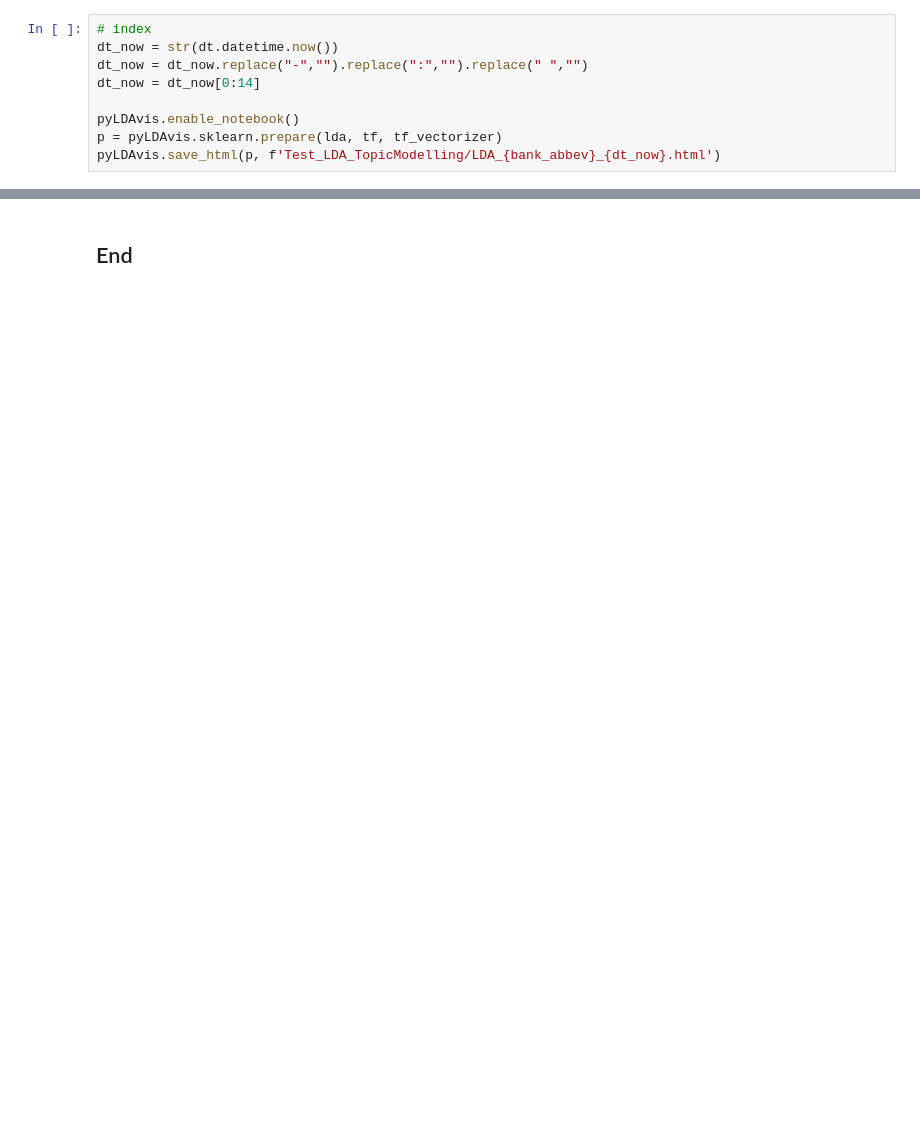
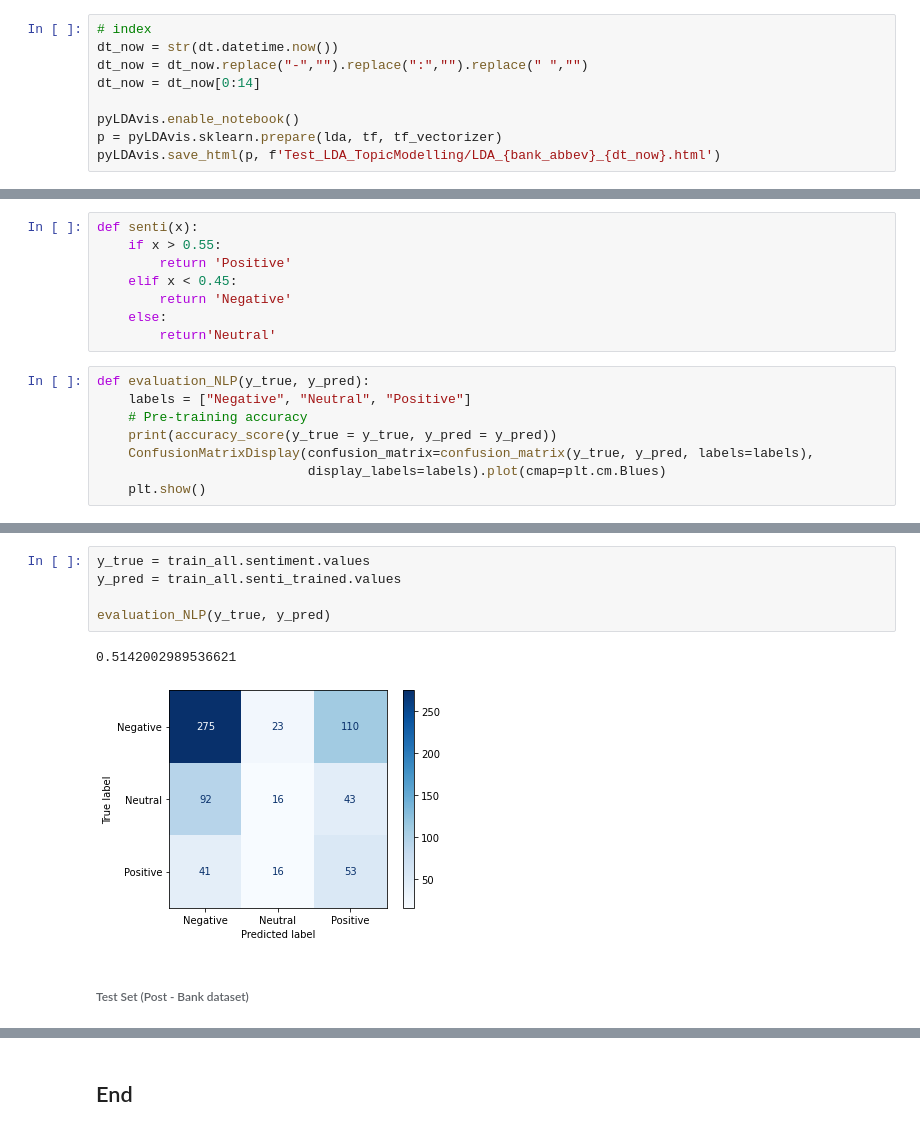
Before and after one commit to cotymcy/Sam-Kwong-Cykes, a Jupyter notebook: FB_Bank_DataCleaning.ipynb, the cells around one changed output, grey strips where cells are left out. Cells and saved outputs as stored; diff of their text form; blank space fills up the shorter version.

```diff
--- a/FB_Bank_DataCleaning.ipynb
+++ b/FB_Bank_DataCleaning.ipynb
@@ -521,0 +705,16 @@ pyLDAvis.save_html(p, f'Test_LDA_TopicModelling/LDA_{bank_abbev}_{dt_now}.html')
+# %%
+def senti(x):
+    if x > 0.55:
+        return 'Positive'
+    elif x < 0.45:
+        return 'Negative'
+    else:
+        return'Neutral'
+# %%
+def evaluation_NLP(y_true, y_pred):
+    labels = ["Negative", "Neutral", "Positive"]
+    # Pre-training accuracy
+    print(accuracy_score(y_true = y_true, y_pred = y_pred))
+    ConfusionMatrixDisplay(confusion_matrix=confusion_matrix(y_true, y_pred, labels=labels),
+                           display_labels=labels).plot(cmap=plt.cm.Blues)
+    plt.show()
@@ -521,0 +748,10 @@ pyLDAvis.save_html(p, f'Test_LDA_TopicModelling/LDA_{bank_abbev}_{dt_now}.html')
+# %%
+y_true = train_all.sentiment.values
+y_pred = train_all.senti_trained.values
+
+evaluation_NLP(y_true, y_pred)
+# %% [output]
+0.5142002989536621
+[figure, added]
+# %% [markdown]
+###### Test Set (Post - Bank dataset)
```
Also changed, not shown: parts of 151 cells of this notebook, 2 other files.
